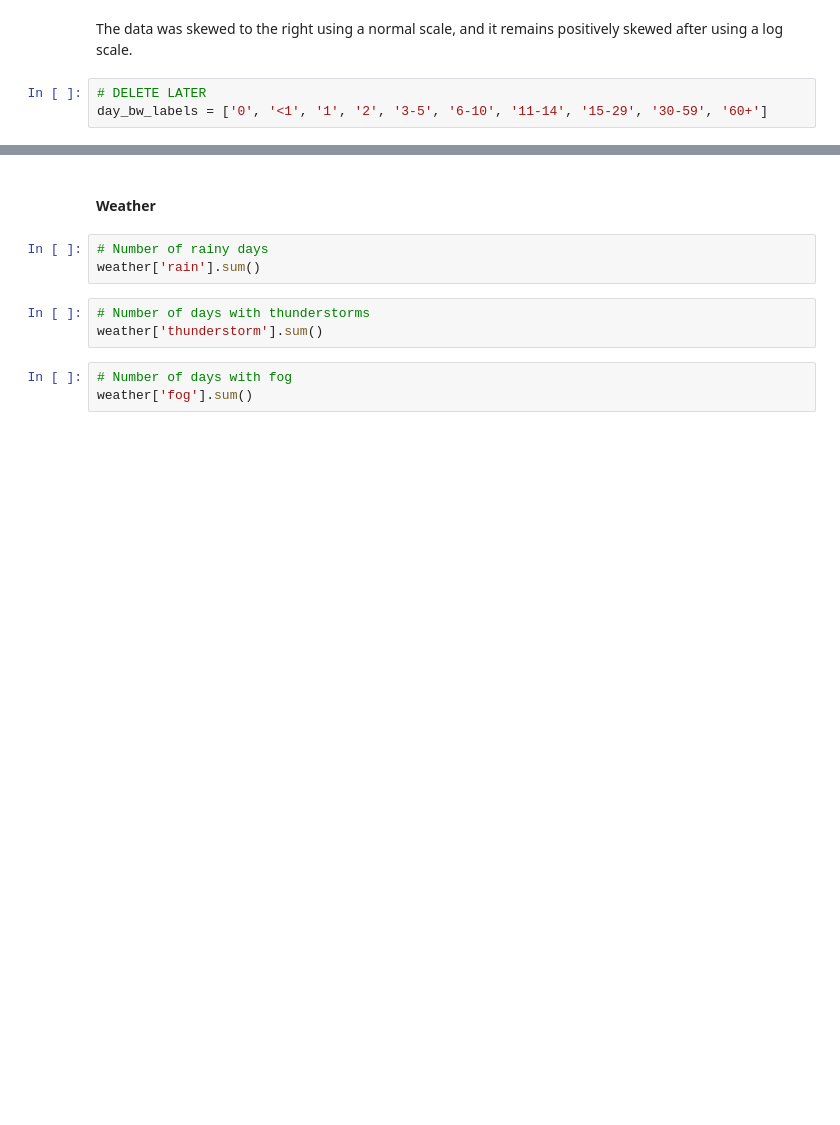
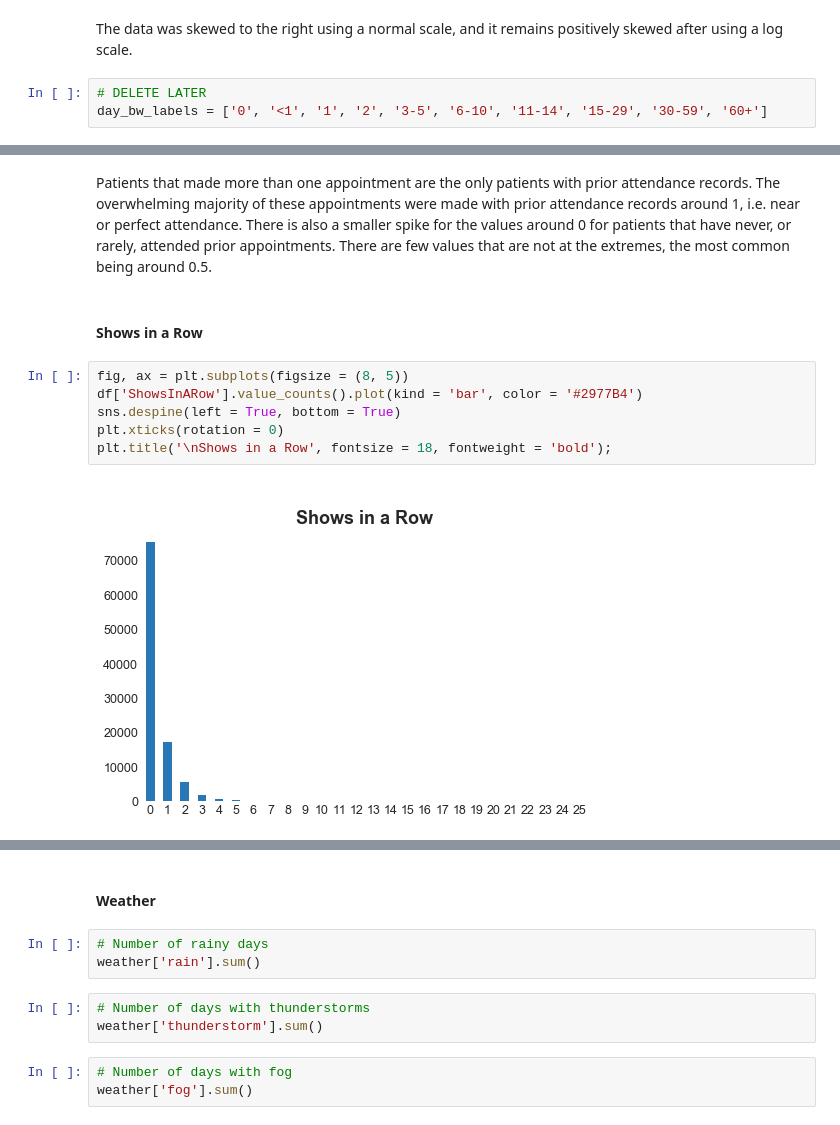
Before and after one commit to jaclynrich/appt-no-show, a Jupyter notebook: appt-no-show.ipynb, the cells around one changed output, grey strips where cells are left out. Saved outputs shown, nothing was run; the diff lists cells and outputs as text; blank space fills up the shorter version.

```diff
--- a/appt-no-show.ipynb
+++ b/appt-no-show.ipynb
@@ -1480,0 +1234,12 @@ plt.show();
+# %% [markdown]
+Patients that made more than one appointment are the only patients with prior attendance records.  The overwhelming majority of these appointments were made with prior attendance records around 1, i.e. near or perfect attendance.  There is also a smaller spike for the values around 0 for patients that have never, or rarely, attended prior appointments.  There are few values that are not at the extremes, the most common being around 0.5.
+# %% [markdown]
+#### Shows in a Row
+# %%
+fig, ax = plt.subplots(figsize = (8, 5))
+df['ShowsInARow'].value_counts().plot(kind = 'bar', color = '#2977B4')
+sns.despine(left = True, bottom = True)
+plt.xticks(rotation = 0)
+plt.title('\nShows in a Row', fontsize = 18, fontweight = 'bold');
+# %% [output]
+[figure, added]
```
Also changed, not shown: parts of 93 cells of this notebook.
